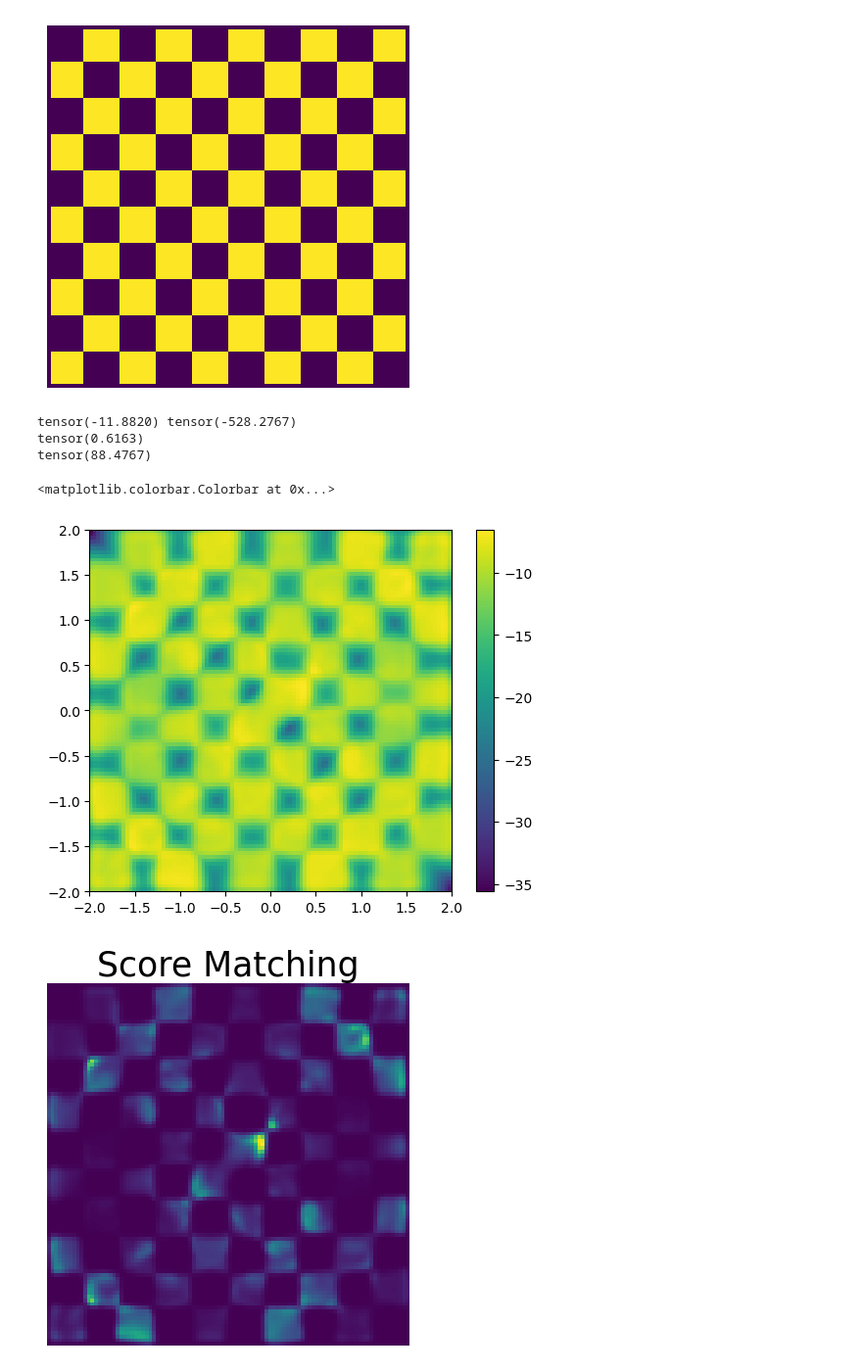
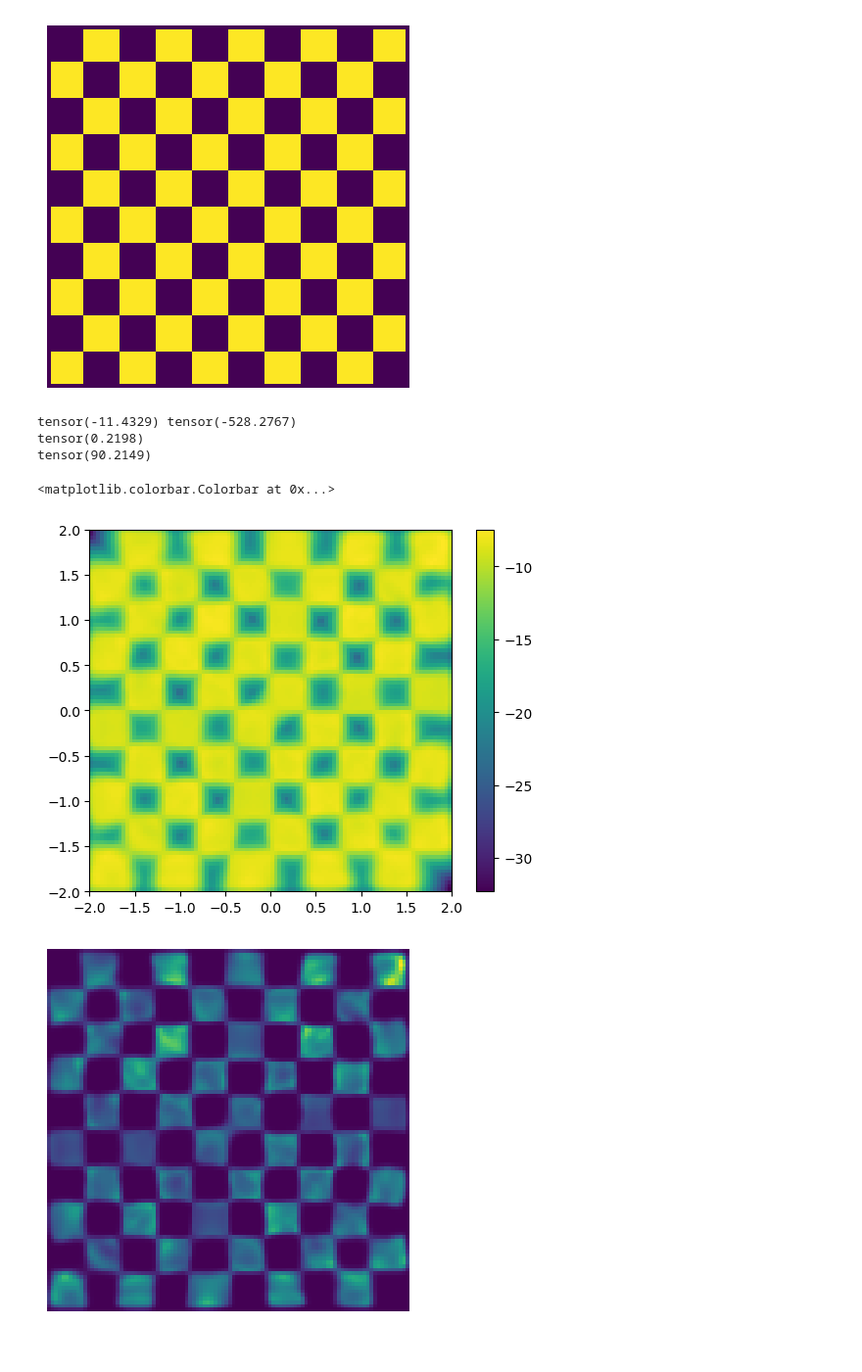
Before and after one commit to RishalAggarwal/BoltzNCE, a Jupyter notebook: BoltzNCE/notebooks/toy_systems.ipynb, the cells around one changed output. Shown at 98% size. Cells and saved outputs as stored; diff of their text form; code cells hidden in the pictures.

```diff
--- a/BoltzNCE/notebooks/toy_systems.ipynb
+++ b/BoltzNCE/notebooks/toy_systems.ipynb
@@ -15,7 +15,7 @@ os.environ["CUDA_VISIBLE_DEVICES"]="4"
 # %%
 #arguments
 
-nll_loss_multiplier=0
+nll_loss_multiplier=1
 score_loss_multiplier=1
 # %%
 class SwishBeta(nn.Module):
@@ -181,7 +181,8 @@ class InterpolantModel:
             #predicted scores and log_probs
             score_x,score_t,ll=self.score(xt,t)
 
-            score_weight=torch.min((1/(sigma_t**2)),torch.tensor([100]).to(x.device))
+            #score_weight=torch.min((1/(sigma_t**2)),torch.tensor([100]).to(x.device))
+            score_weight=torch.ones_like(sigma_t)
             #score matching loss
             if self.antithetic:
                 lossposMSE=torch.mean((score_x + noise/sigma_t)**2)
@@ -411,24 +415,27 @@ print(kl)
 reverse_kl=torch.sum(torch.exp(log_prob_forward.view(-1,1))*(log_prob_forward.view(-1,1)-log_prob_data.view(-1,1)))
 print(reverse_kl)
 # %% [output]
-tensor(-11.8820) tensor(-528.2767)
-tensor(0.6163)
-tensor(88.4767)
+tensor(-11.4329) tensor(-528.2767)
+tensor(0.2198)
+tensor(90.2149)
+# %%
+vmin=torch.min(log_prob_forward).item()
+vmax=torch.max(log_prob_forward).item()
 # %%
-plt.imshow(log_prob_forward,extent=[-2, 2, -2, 2])
+plt.imshow(log_prob_forward, extent=[-2, 2, -2, 2])
 plt.colorbar()
 # %% [output]
 <matplotlib.colorbar.Colorbar at 0x...>
-[figure, old version]
+[figure, new version]
 # %%
-plt.imshow(torch.exp(log_prob_forward), extent=[-2, 2, -2, 2])
+plt.imshow(torch.exp(log_prob_forward),vmin=np.exp(vmin),vmax=np.exp(vmax), extent=[-2, 2, -2, 2])
 plt.axis('off')
-if score_loss_multiplier>0 and nll_loss_multiplier>0:
-    plt.title('Score Matching & NCE',fontsize=23)
-elif score_loss_multiplier==0:
-    plt.title('NCE',fontsize=25)
-elif nll_loss_multiplier==0:
-    plt.title('Score Matching',fontsize=25)
+#if score_loss_multiplier>0 and nll_loss_multiplier>0:
+#    plt.title('Score Matching & NCE',fontsize=23)
+#elif score_loss_multiplier==0:
+#    plt.title('NCE',fontsize=25)
+#elif nll_loss_multiplier==0:
+#    plt.title('Score Matching',fontsize=25)
 plt.savefig('predicted_checkerboard_mixture_density_score_'+str(score_loss_multiplier)+'_nce_'+str(nll_loss_multiplier)+'.pdf',bbox_inches='tight', pad_inches=0.01,dpi=300)
 # %% [output]
-[figure, old version]
+[figure, new version]
```
Also changed, not shown: parts of 7 cells of this notebook, 8 other files.
